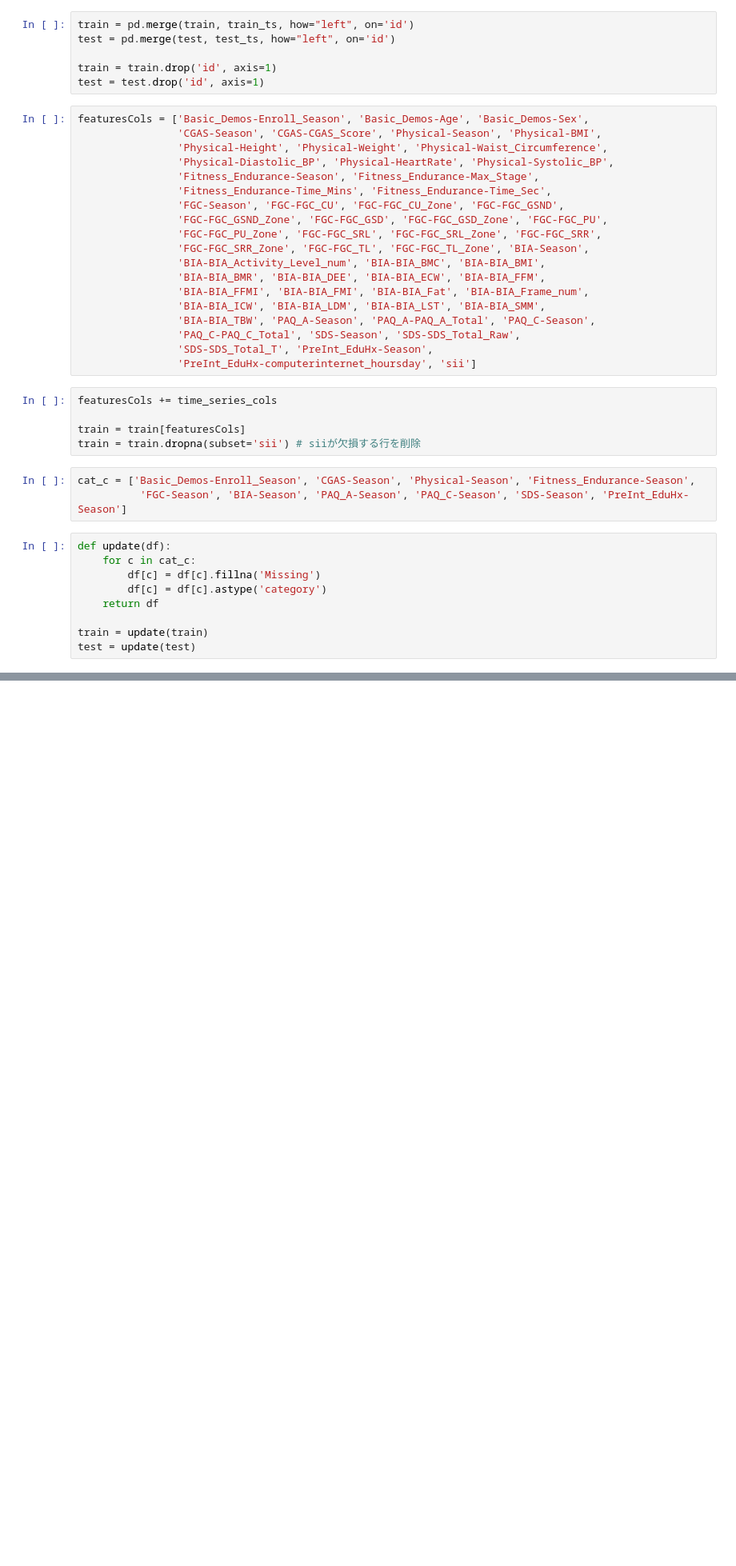
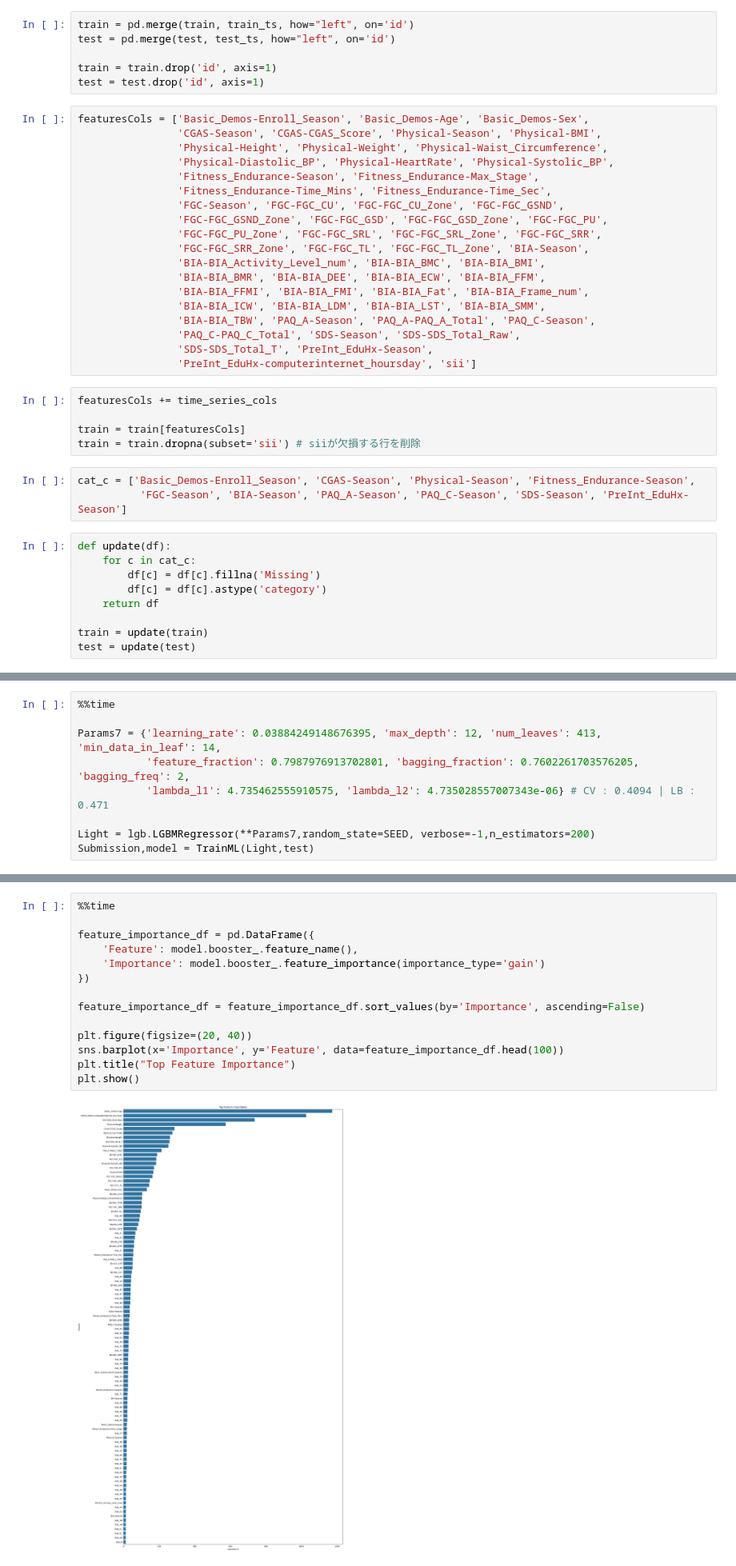
Before and after one commit to yuji-sgs/child-mind-institute, a Jupyter notebook: LGBM.ipynb, the cells around one changed output, grey strips where cells are left out. Shown at 80% size. Drawn from its saved outputs; the diff is of its cells as text; blank space fills up the shorter version.

Commit message:
LightGBM構築done

```diff
--- a/LGBM.ipynb
+++ b/LGBM.ipynb
@@ -207,0 +289,9 @@ Wall time: 413 µs
+# %%
+%%time
+
+Params7 = {'learning_rate': 0.03884249148676395, 'max_depth': 12, 'num_leaves': 413, 'min_data_in_leaf': 14,
+           'feature_fraction': 0.7987976913702801, 'bagging_fraction': 0.7602261703576205, 'bagging_freq': 2,
+           'lambda_l1': 4.735462555910575, 'lambda_l2': 4.735028557007343e-06} # CV : 0.4094 | LB : 0.471
+
+Light = lgb.LGBMRegressor(**Params7,random_state=SEED, verbose=-1,n_estimators=200)
+Submission,model = TrainML(Light,test)
@@ -207,0 +304,16 @@ Wall time: 413 µs
+# %%
+%%time
+
+feature_importance_df = pd.DataFrame({
+    'Feature': model.booster_.feature_name(),
+    'Importance': model.booster_.feature_importance(importance_type='gain')
+})
+
+feature_importance_df = feature_importance_df.sort_values(by='Importance', ascending=False)
+
+plt.figure(figsize=(20, 40))
+sns.barplot(x='Importance', y='Feature', data=feature_importance_df.head(100))
+plt.title("Top Feature Importance")
+plt.show()
+# %% [output]
+[figure, added]
```
Also changed, not shown: parts of 9 cells of this notebook.
